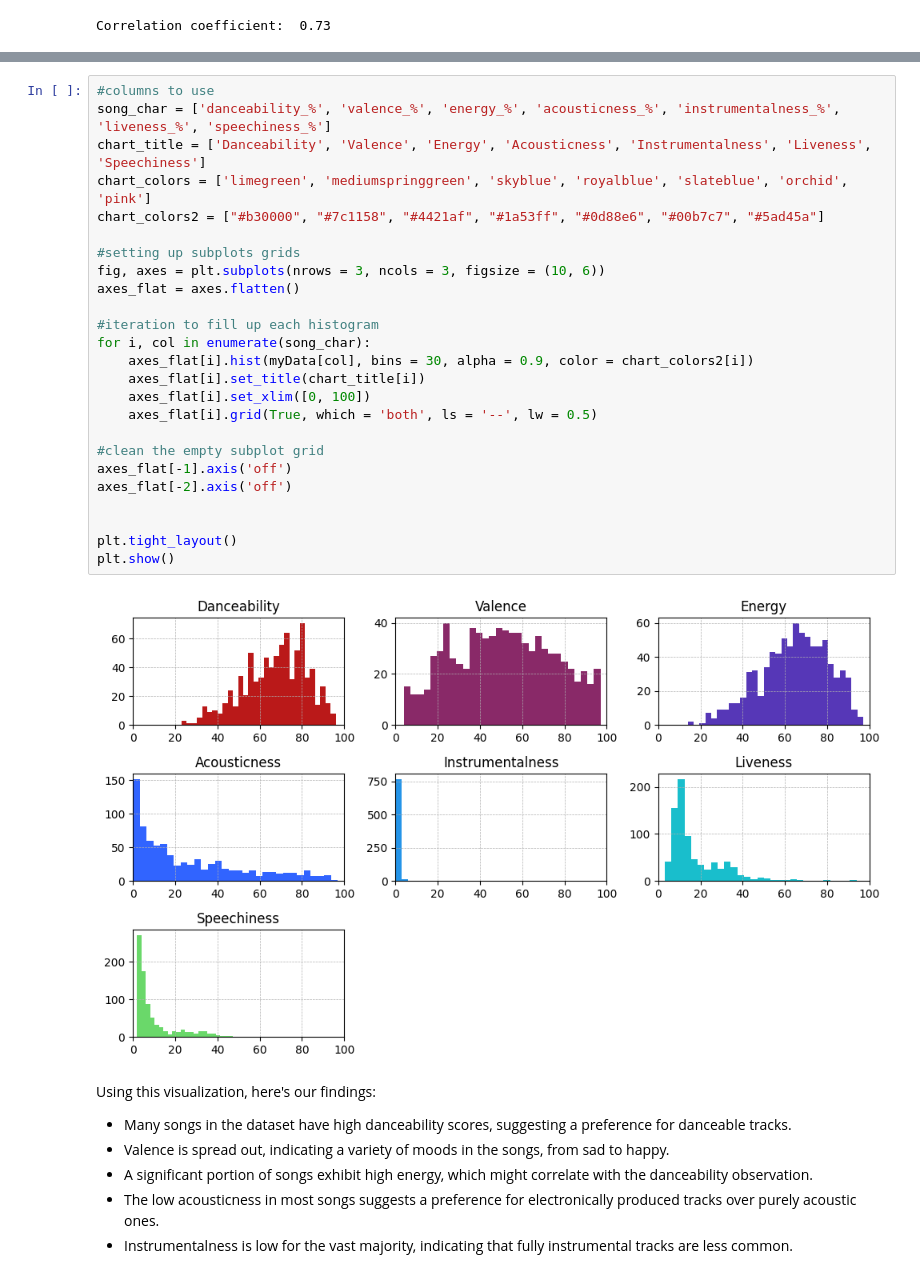
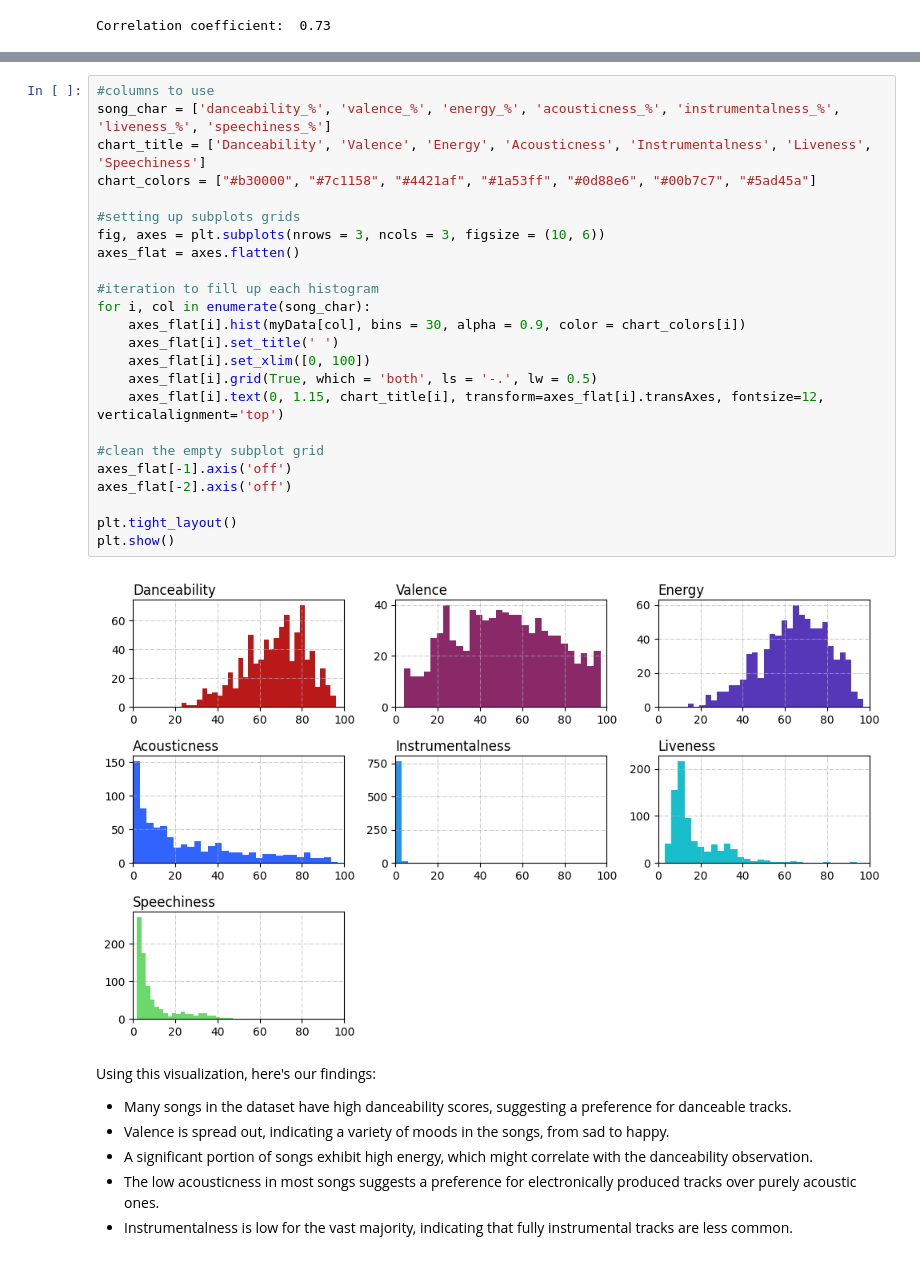
Before and after one commit to ad-mz/Python-Jupyter, a Jupyter notebook: case_study.ipynb, the cells around one changed output, grey strips where cells are left out. Drawn from its saved outputs; the diff is of its cells as text.

Commit message:
Improved some visuals in the histogram chart (chart titles)

```diff
--- a/case_study.ipynb
+++ b/case_study.ipynb
@@ -203,30 +207,29 @@ In the following section, we'll explore the distribution of various song charact
 # %%
 #columns to use
 song_char = ['danceability_%', 'valence_%', 'energy_%', 'acousticness_%', 'instrumentalness_%', 'liveness_%', 'speechiness_%']
 chart_title = ['Danceability', 'Valence', 'Energy', 'Acousticness', 'Instrumentalness', 'Liveness', 'Speechiness']
-chart_colors = ['limegreen', 'mediumspringgreen', 'skyblue', 'royalblue', 'slateblue', 'orchid', 'pink']
-chart_colors2 = ["#b30000", "#7c1158", "#4421af", "#1a53ff", "#0d88e6", "#00b7c7", "#5ad45a"]
+chart_colors = ["#b30000", "#7c1158", "#4421af", "#1a53ff", "#0d88e6", "#00b7c7", "#5ad45a"]
 
 #setting up subplots grids
 fig, axes = plt.subplots(nrows = 3, ncols = 3, figsize = (10, 6))
 axes_flat = axes.flatten()
 
 #iteration to fill up each histogram
 for i, col in enumerate(song_char):
-    axes_flat[i].hist(myData[col], bins = 30, alpha = 0.9, color = chart_colors2[i])
-    axes_flat[i].set_title(chart_title[i])
+    axes_flat[i].hist(myData[col], bins = 30, alpha = 0.9, color = chart_colors[i])
+    axes_flat[i].set_title(' ')
     axes_flat[i].set_xlim([0, 100])
-    axes_flat[i].grid(True, which = 'both', ls = '--', lw = 0.5)
+    axes_flat[i].grid(True, which = 'both', ls = '-.', lw = 0.5)
+    axes_flat[i].text(0, 1.15, chart_title[i], transform=axes_flat[i].transAxes, fontsize=12, verticalalignment='top')
 
 #clean the empty subplot grid
 axes_flat[-1].axis('off')
 axes_flat[-2].axis('off')
 
-
 plt.tight_layout()
 plt.show()
 # %% [output]
-[figure, old version]
+[figure, new version]
 # %% [markdown]
 Using this visualization, here's our findings:
 
```
Also changed, not shown: parts of 5 cells of this notebook.
